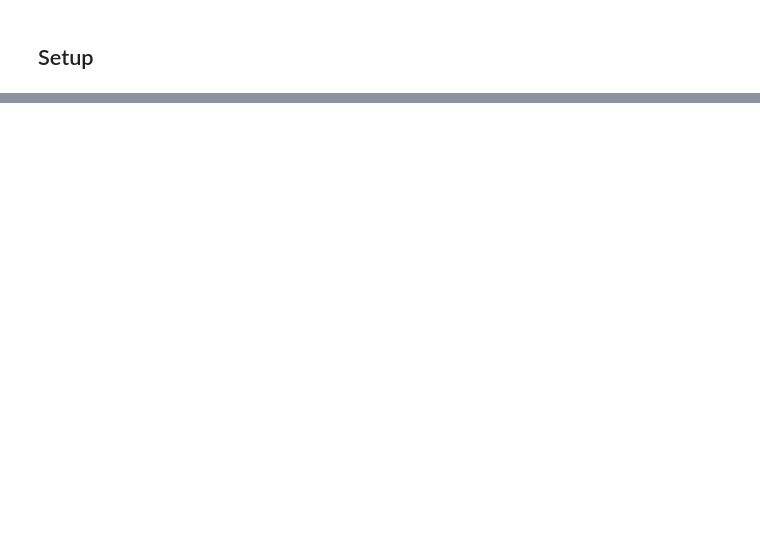
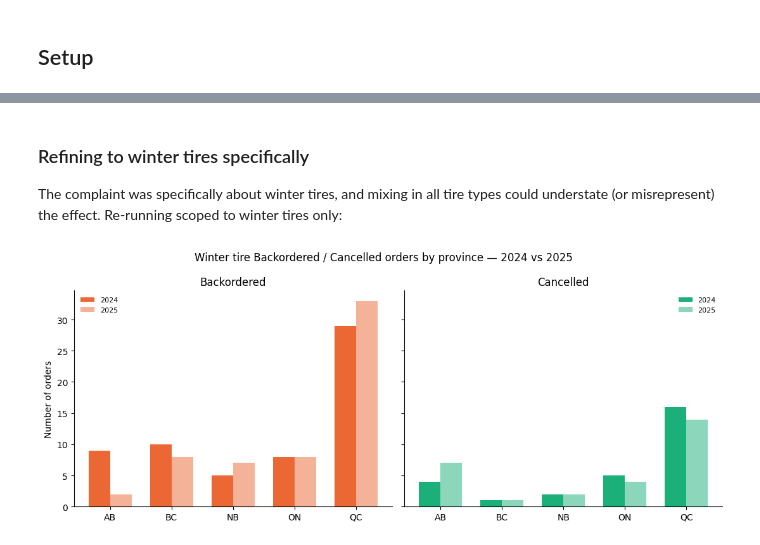
Before and after one commit to Mor-analyze/Quebec-tire-fulfillment-analysis, a Jupyter notebook: notebooks/analysis.ipynb, the cells around one changed output, grey strips where cells are left out. Drawn from its saved outputs; the diff is of its cells as text; code cells hidden in the pictures; blank space fills up the shorter version.

```diff
--- a/notebooks/analysis.ipynb
+++ b/notebooks/analysis.ipynb
@@ -127,0 +181,54 @@ See `../report/Quebec_Winter_Tire_Report.docx` for the full write-up, recommenda
+# %% [markdown]
+### Refining to winter tires specifically
+
+The complaint was specifically about winter tires, and mixing in all tire types could understate (or misrepresent) the effect. Re-running scoped to winter tires only:
+# %%
+
+### Winter tire Backordered/Cancelled orders by province, 2024 vs 2025
+import numpy as np
+import matplotlib.pyplot as plt
+
+winter_by_province = q("""
+SELECT
+  w.province,
+  strftime('%Y', o.order_date) AS year,
+  o.status,
+  COUNT(DISTINCT o.order_id) AS n_orders
+FROM orders o
+JOIN order_items io ON o.order_id = io.order_id
+JOIN products p ON io.product_id = p.product_id
+JOIN warehouses w ON o.warehouse_id = w.warehouse_id
+WHERE o.status IN ('Backordered', 'Cancelled')
+  AND p.tire_type = 'Winter'
+  AND strftime('%Y', o.order_date) IN ('2024', '2025')
+GROUP BY w.province, year, o.status
+ORDER BY w.province, year, o.status
+""")
+
+provinces = sorted(winter_by_province['province'].unique())
+x = np.arange(len(provinces))
+width = 0.35
+
+status_colors = {'Backordered': '#eb6834', 'Cancelled': '#1baf7a'}
+
+fig, axes = plt.subplots(1, 2, figsize=(11, 4.5), sharey=True)
+for ax, (status, color) in zip(axes, status_colors.items()):
+    sub = winter_by_province[winter_by_province['status'] == status]
+    counts_2024 = sub[sub['year'] == '2024'].set_index('province').reindex(provinces)['n_orders'].fillna(0)
+    counts_2025 = sub[sub['year'] == '2025'].set_index('province').reindex(provinces)['n_orders'].fillna(0)
+
+    ax.bar(x - width/2, counts_2024, width, color=color, alpha=1.0, label='2024')
+    ax.bar(x + width/2, counts_2025, width, color=color, alpha=0.5, label='2025')
+
+    ax.set_title(status)
+    ax.set_xticks(x)
+    ax.set_xticklabels(provinces)
+    ax.spines[['top', 'right']].set_visible(False)
+    ax.legend(frameon=False, fontsize=8)
+
+axes[0].set_ylabel('Number of orders')
+fig.suptitle('Winter tire Backordered / Cancelled orders by province — 2024 vs 2025')
+plt.tight_layout()
+plt.show()
+# %% [output]
+[figure, added]
```
Also changed, not shown: parts of 42 cells of this notebook.
